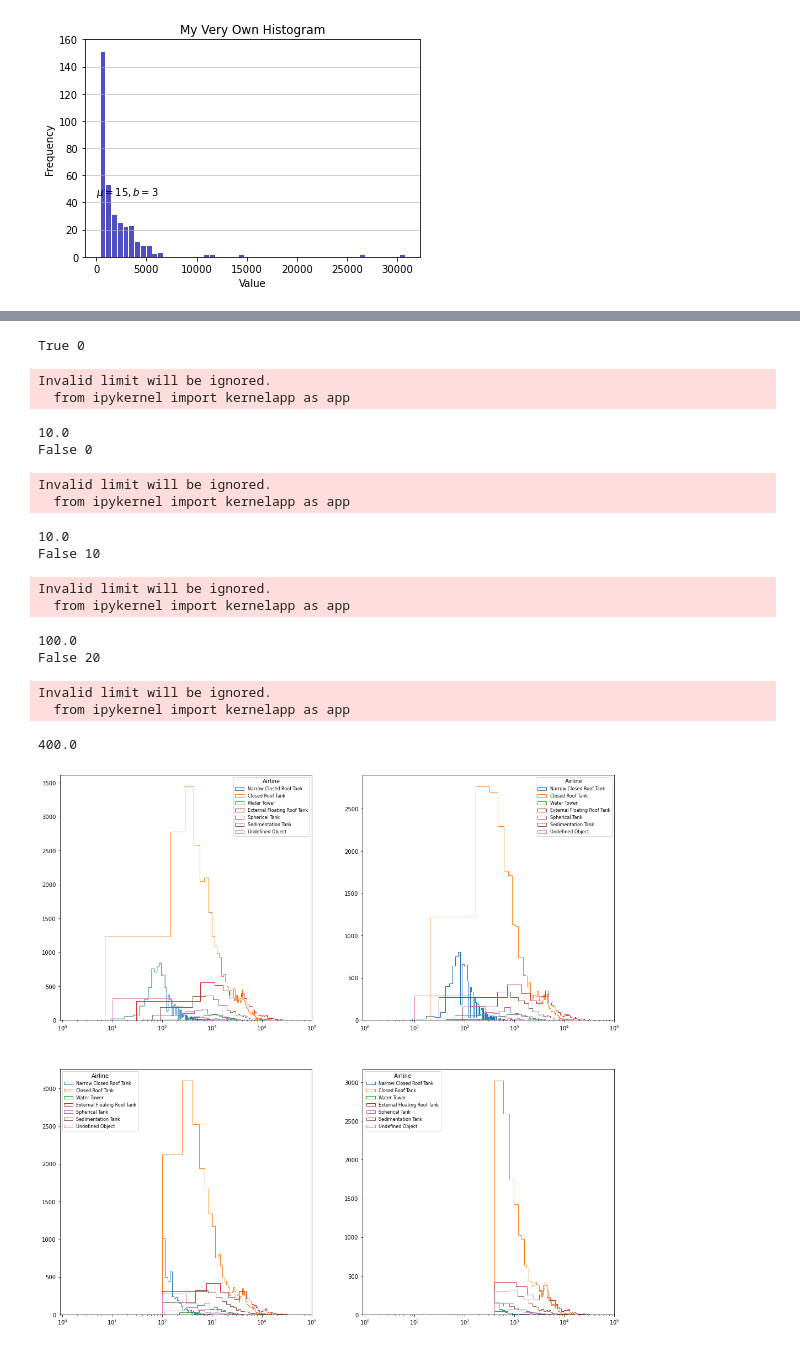
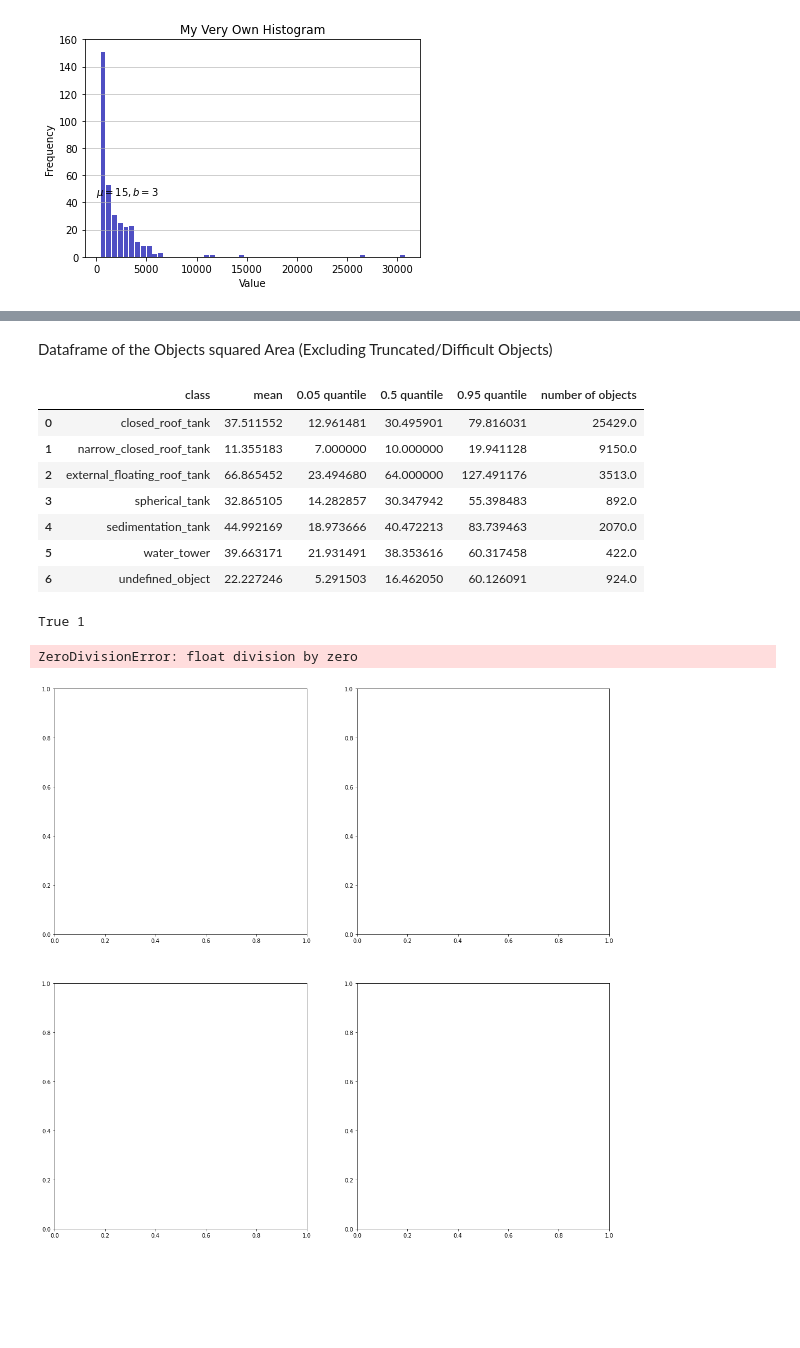
Before and after one commit to celinerobi/ast_object_detection_public, a Jupyter notebook: object_detection/bounding_box_size.ipynb, the cells around one changed output, grey strips where cells are left out. Saved outputs shown, nothing was run; the diff lists cells and outputs as text; code cells hidden in the pictures; blank space fills up the shorter version.

```diff
--- a/object_detection/bounding_box_size.ipynb
+++ b/object_detection/bounding_box_size.ipynb
@@ -25,7 +26,7 @@ plt.ylim(ymax=np.ceil(maxfreq / 10) * 10 if maxfreq % 10 else maxfreq + 10)
 [figure]
 # %%
 #fix truncated/difficult after updating corrected labels
-def area_dist(parent_dir, img_ids, anno_dir, keep_difficult = True, bbox_remove = 10):
+def area_and_aspect_ratio(parent_dir, img_ids, anno_dir, keep_difficult = True, bbox_remove = 10):
     """
     for each img, parse the annotations in a format readable for pytorch
     argument: the parent directory and subdirectory containing the image; the imageid for the image of interest; the label map
@@ -37,6 +38,10 @@ def area_dist(parent_dir, img_ids, anno_dir, keep_difficult = True, bbox_remove
     #Initial variables to count the number of objects in each category (set to zero)
     area_dict = {"closed_roof_tank": [], "narrow_closed_roof_tank": [], "external_floating_roof_tank": [], "spherical_tank":[],
                  "sedimentation_tank":[], "water_tower": [], "undefined_object": []}
+    area_sqrt_dict = {"closed_roof_tank": [], "narrow_closed_roof_tank": [], "external_floating_roof_tank": [], "spherical_tank":[],
+                 "sedimentation_tank":[], "water_tower": [], "undefined_object": []}
+    aspect_ratio_dict = {"closed_roof_tank": [], "narrow_closed_roof_tank": [], "external_floating_roof_tank": [], "spherical_tank":[],
+                 "sedimentation_tank":[], "water_tower": [], "undefined_object": []} #width to height
     for id in ids:
         tree = et.parse(os.path.join(parent_dir, anno_dir, id +".xml"))
         root = tree.getroot()
@@ -50,7 +55,7 @@ def area_dist(parent_dir, img_ids, anno_dir, keep_difficult = True, bbox_remove
             height = ymax - ymin
             object.find('bndbox')
             area = width * height
-            #remove_bbox = (xmax == xmin) | (ymax == ymin) | ((width <= bbox_remove) & (height <= bbox_remove))
+            area_sqrt = math.sqrt(area)
             remove_bbox = (xmax == xmin) | (ymax == ymin) | (area < bbox_remove**2)
             if remove_bbox:
                 #print("remove small")
@@ -63,4 +68,6 @@ def area_dist(parent_dir, img_ids, anno_dir, keep_difficult = True, bbox_remove
                 continue
             elif object.find("name").text in area_dict:
                 area_dict[object.find("name").text].append(area)
-    return area_dict
+                area_sqrt_dict[object.find("name").text].append(area_sqrt)
+                aspect_ratio_dict[object.find("name").text].append(float(width) / float(height))
+    return area_dict, area_sqrt_dict, aspect_ratio_dict
@@ -66,0 +202,27 @@ def area_dist(parent_dir, img_ids, anno_dir, keep_difficult = True, bbox_remove
+# %% [markdown]
+Dataframe of the Objects squared Area (Excluding Truncated/Difficult Objects)
+# %%
+area_dict, area_sqrt_dict, aspect_ratio_dict = area_and_aspect_ratio(parent_dir, img_ids, anno_dir,
+                                                                     keep_difficult = False,
+                                                                     bbox_remove = 0)
+# %%
+class_stats = []
+class_ = []
+for x in area_sqrt_dict:
+    class_.append(x)
+    class_stats.append([statistics.mean(area_sqrt_dict[x]), np.quantile(area_sqrt_dict[x], 0.05),
+                        np.quantile(area_sqrt_dict[x],0.5), np.quantile(area_sqrt_dict[x],0.95), len(area_sqrt_dict[x])])
+class_stats = np.array(class_stats)
+
+class_stats_df = pd.DataFrame(class_stats, columns = ['mean', '0.05 quantile', '0.5 quantile', '0.95 quantile', "number of objects"])
+class_stats_df.insert(0, "class", class_, True)
+class_stats_df
+# %% [output]
+|  | class | mean | 0.05 quantile | 0.5 quantile | 0.95 quantile | number of objects |
+| 0 | closed_roof_tank | 37.511552 | 12.961481 | 30.495901 | 79.816031 | 25429.0 |
+| 1 | narrow_closed_roof_tank | 11.355183 | 7.000000 | 10.000000 | 19.941128 | 9150.0 |
+| 2 | external_floating_roof_tank | 66.865452 | 23.494680 | 64.000000 | 127.491176 | 3513.0 |
+| 3 | spherical_tank | 32.865105 | 14.282857 | 30.347942 | 55.398483 | 892.0 |
+| 4 | sedimentation_tank | 44.992169 | 18.973666 | 40.472213 | 83.739463 | 2070.0 |
+| 5 | water_tower | 39.663171 | 21.931491 | 38.353616 | 60.317458 | 422.0 |
+| 6 | undefined_object | 22.227246 | 5.291503 | 16.462050 | 60.126091 | 924.0 |
@@ -70,50 +235,36 @@ def area_dist(parent_dir, img_ids, anno_dir, keep_difficult = True, bbox_remove
 # %%
 # Find IDs of images for subset
 keep_difficult_input = [True,False,False,False]
-box_remove_input = [0,0,10,20]
+box_remove_input = [1,1,10,20]
 
 names = ['Keep difficult objects and all objects', "Remove difficult objects",
          "Remove difficult objects and bounding boxes less than 10**2 in area", "Remove difficult objects and bounding boxes 20**2"]
 
 fig, axes = plt.subplots(2,2, figsize=(18,18))
 counter = 0
 for name, ax in zip(names, axes.flatten()):
     print(keep_difficult_input[counter], box_remove_input[counter])
-    area_dict = area_dist(parent_dir, img_ids, anno_dir, keep_difficult = keep_difficult_input[counter], bbox_remove = box_remove_input[counter])
+    area_dict, aspect_ratio_dict = area_and_aspect_ratio(parent_dir, img_ids, anno_dir, keep_difficult = keep_difficult_input[counter], bbox_remove = box_remove_input[counter])
     # Draw the density plot
     ax.set_xscale('log')
     ax.set_xlim(0,100000)
     print(min(area_dict["undefined_object"]))
     ax.hist(area_dict["narrow_closed_roof_tank"],  bins='auto', stacked=True,fill=False,histtype='step', label = "Narrow Closed Roof Tank")
     ax.hist(area_dict["closed_roof_tank"],  bins='auto', stacked=True, fill=False, histtype='step', label = "Closed Roof Tank")
 
     ax.hist(area_dict["water_tower"],  bins='auto', stacked=True, fill=False,  histtype='step' ,label = "Water Tower")
 
     ax.hist(area_dict["external_floating_roof_tank"],  bins='auto', stacked=True, fill=False, histtype='step', label = "External Floating Roof Tank")
 
     ax.hist(area_dict["spherical_tank"],  bins='auto', stacked=True, fill=False, histtype='step', label = "Spherical Tank")
 
     ax.hist(area_dict["sedimentation_tank"],  bins='auto', stacked=True, fill=False, histtype='step', label = "Sedimentation Tank")
     ax.hist(area_dict["undefined_object"],  bins='auto', stacked=True, fill=False, histtype='step', label = "Undefined Object")
     # Plot formatting
     ax.legend(prop={'size': 8}, title = 'Airline')
     counter += 1
 plt.show()
 # %% [output]
-True 0
+True 1
-Invalid limit will be ignored.
-  from ipykernel import kernelapp as app
+ZeroDivisionError: float division by zero
-10.0
-False 0
-Invalid limit will be ignored.
-  from ipykernel import kernelapp as app
-10.0
-False 10
-Invalid limit will be ignored.
-  from ipykernel import kernelapp as app
-100.0
-False 20
-Invalid limit will be ignored.
-  from ipykernel import kernelapp as app
-400.0
-[figure, old version]
+[figure, new version]
```
Also changed, not shown: parts of 8 cells of this notebook, 1 other file.
